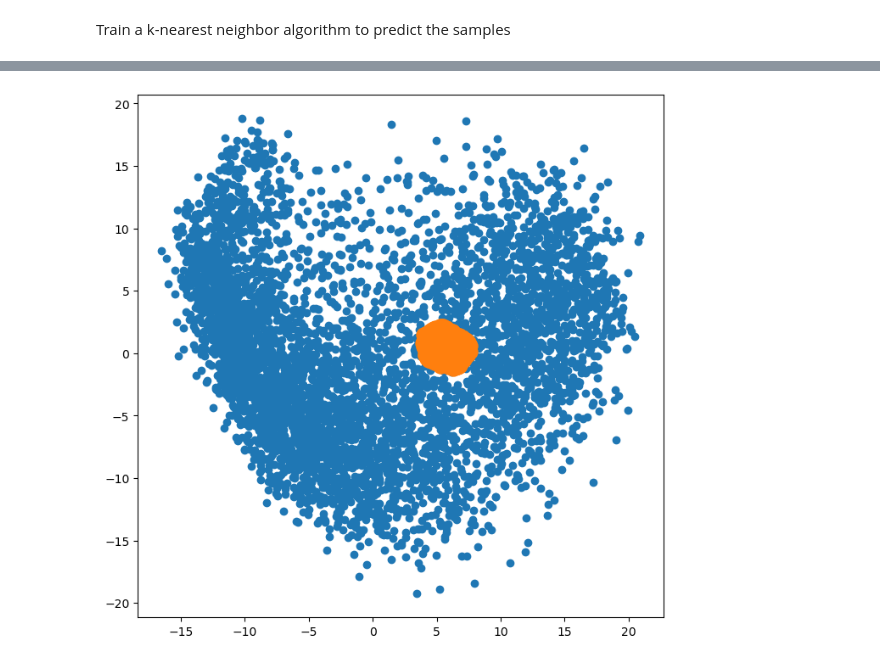
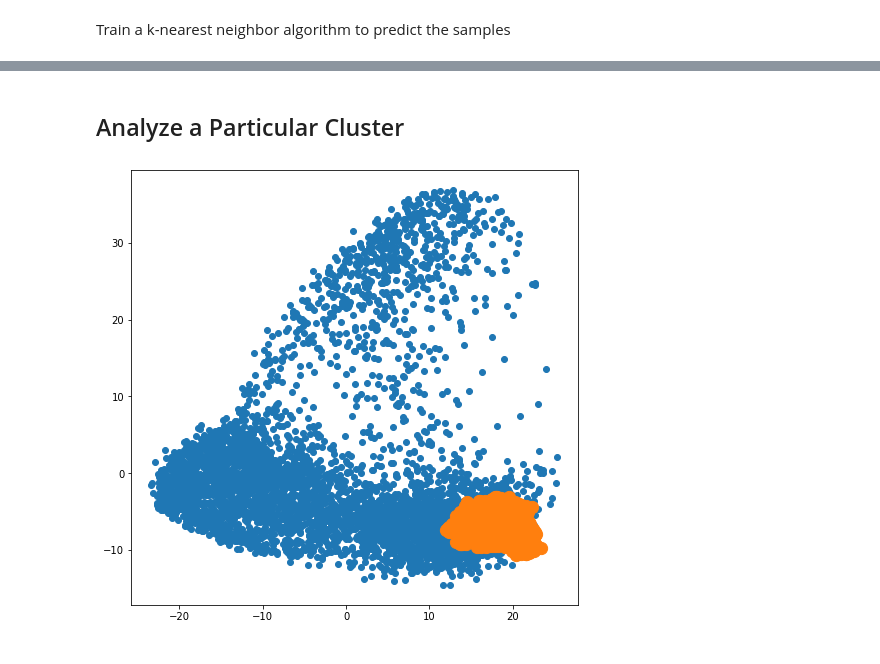
Before and after one commit to rajanisamir/Soundscape_analysis, a Jupyter notebook: Post_Processing/Find Cluster.ipynb, the cells around one changed output, grey strips where cells are left out. Saved outputs shown, nothing was run; the diff lists cells and outputs as text; code cells hidden in the pictures.

Commit message:
many changes to streamline cluster analysis

```diff
--- a/Post_Processing/Find Cluster.ipynb
+++ b/Post_Processing/Find Cluster.ipynb
@@ -36,9 +46,9 @@ Load the clusters generated from the features
 
 We will use them to classify our sample of features now
 # %%
-clusters = np.load('/grand/projects/BirdAudio/Soundscapes/Clusters/ThirdClusters/clusters.npy', allow_pickle=True)
-vectors=clusters[()]['x']
-labels=clusters[()]['y']
+clusters = np.load('/projects/MultiActiveAI/Samir_VICReg_Outputs/clusters_third_pass/clusters.npy', allow_pickle=True)
+vectors = clusters[()]['x']
+labels = clusters[()]['y']
 # %%
 n_clusters_ = len(set(labels)) - (1 if -1 in labels else 0)
 n_noise_ = list(labels).count(-1)
@@ -66,5 +71,7 @@ KNeighborsClassifier(n_neighbors=10)
 # %%
-label_predictions=neigh.predict(samples)
-core_samples = np.zeros_like(label_predictions, dtype=bool)
-core_samples[label_predictions == cluster_number] = True
-n_noise_points = list(label_predictions).count(-1)
+cluster_counts = np.array(sorted(Counter(label_predictions).items()))
+fig, ax = plt.subplots(figsize=(10, 8))
+plt.bar(cluster_counts[:, 0], cluster_counts[:, 1])
+ax.set_xlabel("Cluster Number")
+ax.set_ylabel("Samples in Cluster")
+plt.show()
@@ -71,2 +80,10 @@ n_noise_points = list(label_predictions).count(-1)
+# %% [markdown]
+## Analyze a Particular Cluster
+# %%
+core_samples = np.zeros_like(label_predictions, dtype=bool)
+cluster_number = 14
+core_samples[label_predictions == cluster_number] = True
+n_noise_points = list(label_predictions).count(-1)
 # %%
-samples = samples[core_samples]
+samples = samples_copy[core_samples]
+indices = indices[core_samples]
@@ -73,22 +99,23 @@ samples = samples[core_samples]
 # %%
+n_components = 2
 if n_components == 2:
     fig = plt.figure(figsize=(8,8))
     ax = fig.add_subplot()
     ax.scatter(X[:,0],X[:,1])
     ax.scatter(samples[:,0],
                samples[:,1],
                s=150
               )
 elif n_components == 3:
     fig = plt.figure(figsize=(8,8))
     #ax = fig.add_subplot(projection='3d')
     ax = Axes3D(fig)
     ax.scatter(X[:,0], X[:,1], X[:,2])
     ax.scatter(
         samples[:,0],
         samples[:,1],
         samples[:,2],
         s=60
     )
 # %% [output]
-[figure, old version]
+[figure, new version]
```
Also changed, not shown: parts of 11 cells of this notebook, 2 other files.
